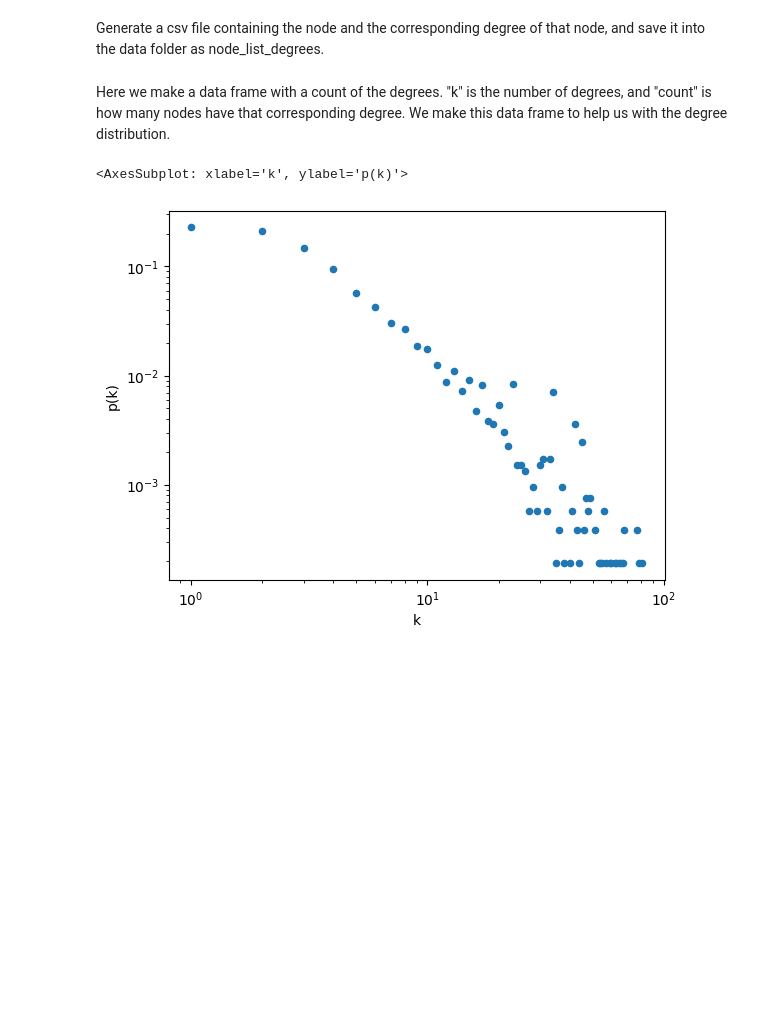
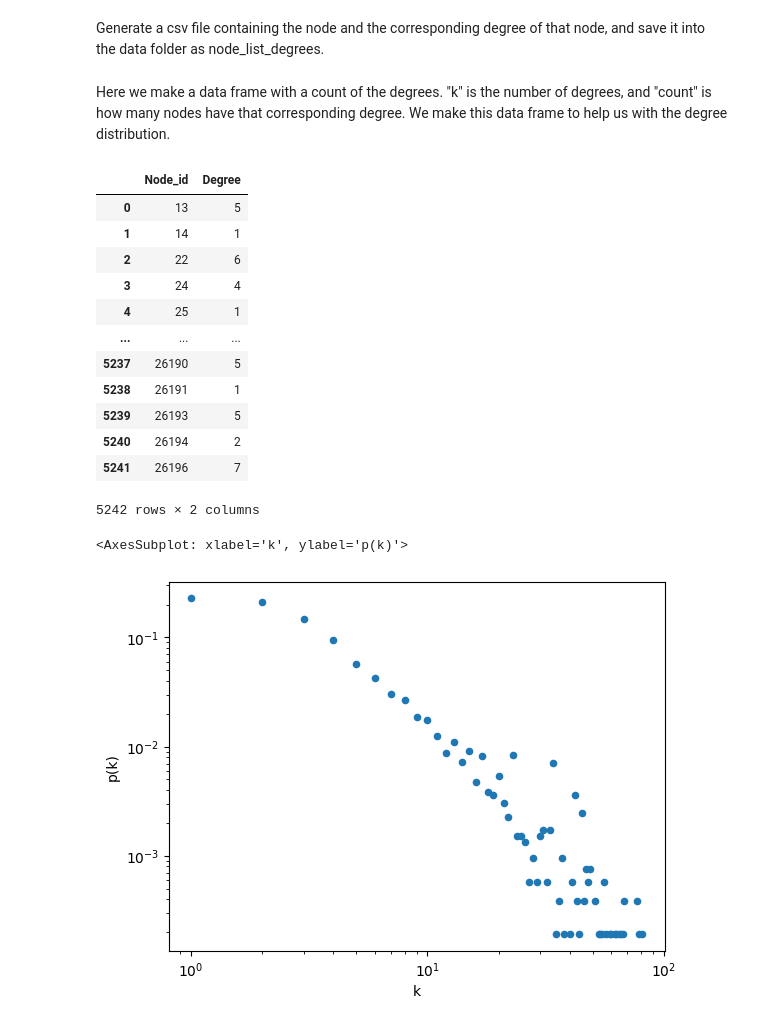
Before and after one commit to viggo-gascou/network-analysis, a Jupyter notebook: main_authors.ipynb, the cells around one changed output. Saved outputs shown, nothing was run; the diff lists cells and outputs as text; code cells hidden in the pictures; blank space fills up the shorter version.

```diff
--- a/main_authors.ipynb
+++ b/main_authors.ipynb
@@ -159,3 +173,19 @@ node_
+# %%
+node_list_degrees
+# %% [output]
+|  | Node_id | Degree |
+| 0 | 13 | 5 |
+| 1 | 14 | 1 |
+| 2 | 22 | 6 |
+| 3 | 24 | 4 |
+| 4 | 25 | 1 |
+| ... | ... | ... |
+| 5237 | 26190 | 5 |
+| 5238 | 26191 | 1 |
+| 5239 | 26193 | 5 |
+| 5240 | 26194 | 2 |
+| 5241 | 26196 | 7 |
+5242 rows × 2 columns
 # %%
 # plot the degrees against the number of nodes
 
```
Also changed, not shown: parts of 5 cells of this notebook, 5 other files.
